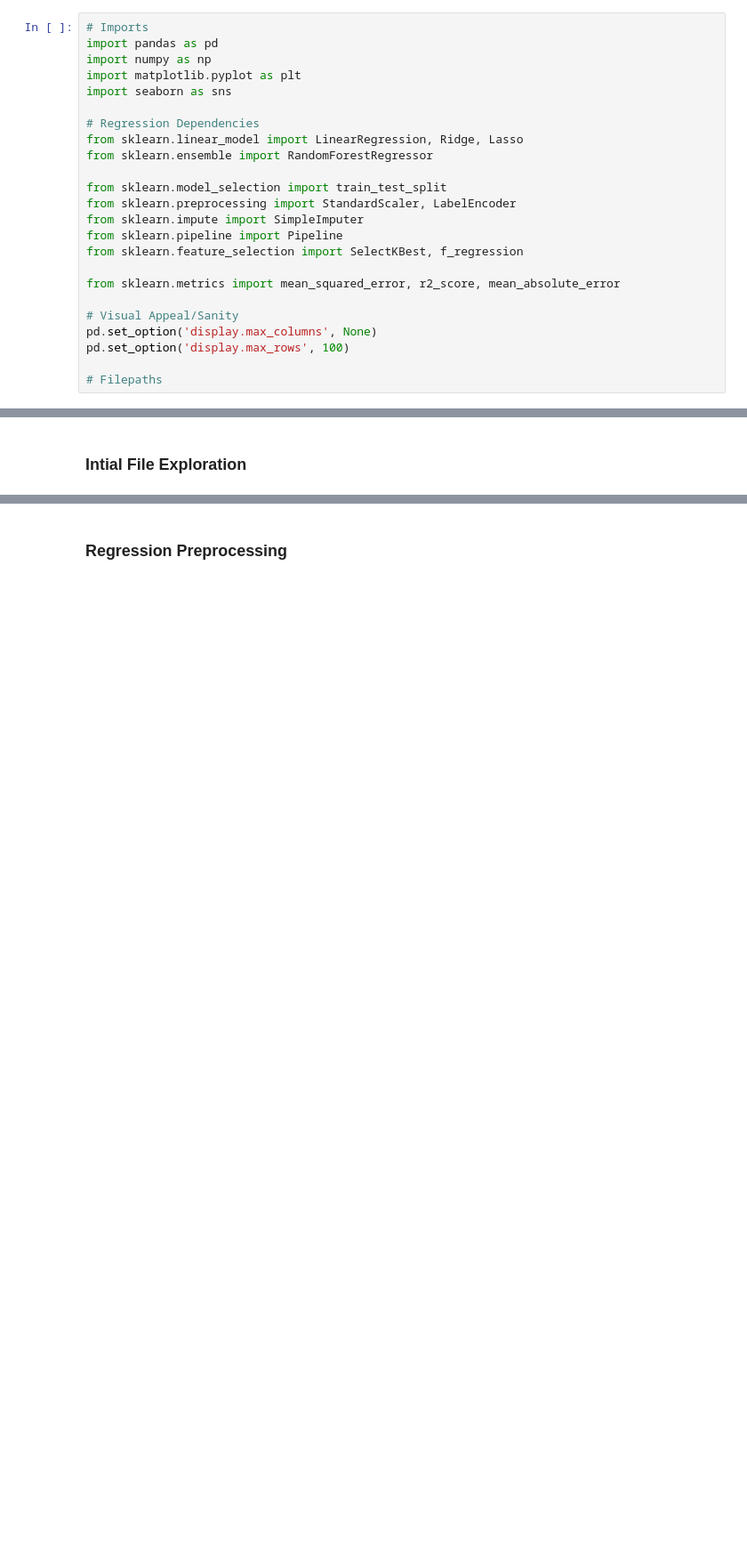
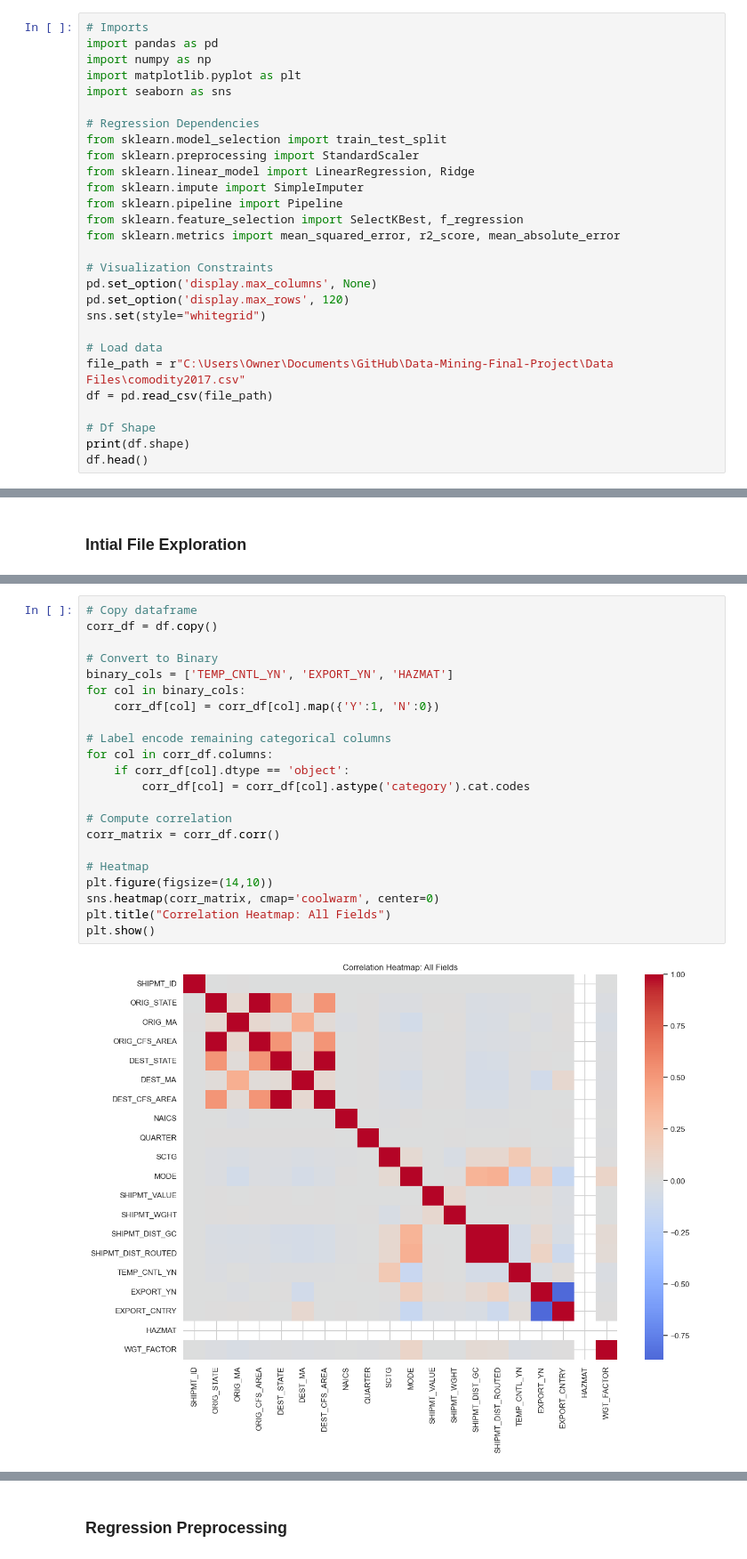
Before and after one commit to Taotlema/Data-Mining-Final-Project, a Jupyter notebook: Code/Regression.ipynb, the cells around one changed output, grey strips where cells are left out. Shown at 89% size. Saved outputs shown, nothing was run; the diff lists cells and outputs as text; blank space fills up the shorter version.

```diff
--- a/Code/Regression.ipynb
+++ b/Code/Regression.ipynb
@@ -17,19 +17,23 @@ import matplotlib.pyplot as plt
 import seaborn as sns
 
 # Regression Dependencies
-from sklearn.linear_model import LinearRegression, Ridge, Lasso
-from sklearn.ensemble import RandomForestRegressor
-
 from sklearn.model_selection import train_test_split
-from sklearn.preprocessing import StandardScaler, LabelEncoder
+from sklearn.preprocessing import StandardScaler
+from sklearn.linear_model import LinearRegression, Ridge
 from sklearn.impute import SimpleImputer
 from sklearn.pipeline import Pipeline
 from sklearn.feature_selection import SelectKBest, f_regression
-
 from sklearn.metrics import mean_squared_error, r2_score, mean_absolute_error
 
-# Visual Appeal/Sanity
+# Visualization Constraints
 pd.set_option('display.max_columns', None)
-pd.set_option('display.max_rows', 100)
+pd.set_option('display.max_rows', 120)
+sns.set(style="whitegrid")
 
-# Filepaths
+# Load data
+file_path = r"C:\Users\Owner\Documents\GitHub\Data-Mining-Final-Project\Data Files\comodity2017.csv"
+df = pd.read_csv(file_path)
+
+# Df Shape
+print(df.shape)
+df.head()
@@ -40 +85,25 @@ pd.set_option('display.max_rows', 100)
+# %%
+# Copy dataframe
+corr_df = df.copy()
+
+# Convert to Binary
+binary_cols = ['TEMP_CNTL_YN', 'EXPORT_YN', 'HAZMAT']
+for col in binary_cols:
+    corr_df[col] = corr_df[col].map({'Y':1, 'N':0})
+
+# Label encode remaining categorical columns
+for col in corr_df.columns:
+    if corr_df[col].dtype == 'object':
+        corr_df[col] = corr_df[col].astype('category').cat.codes
+
+# Compute correlation
+corr_matrix = corr_df.corr()
+
+# Heatmap
+plt.figure(figsize=(14,10))
+sns.heatmap(corr_matrix, cmap='coolwarm', center=0)
+plt.title("Correlation Heatmap: All Fields")
+plt.show()
+# %% [output]
+[figure, added]
 # %% [markdown]
```
Also changed, not shown: parts of 9 cells of this notebook.
